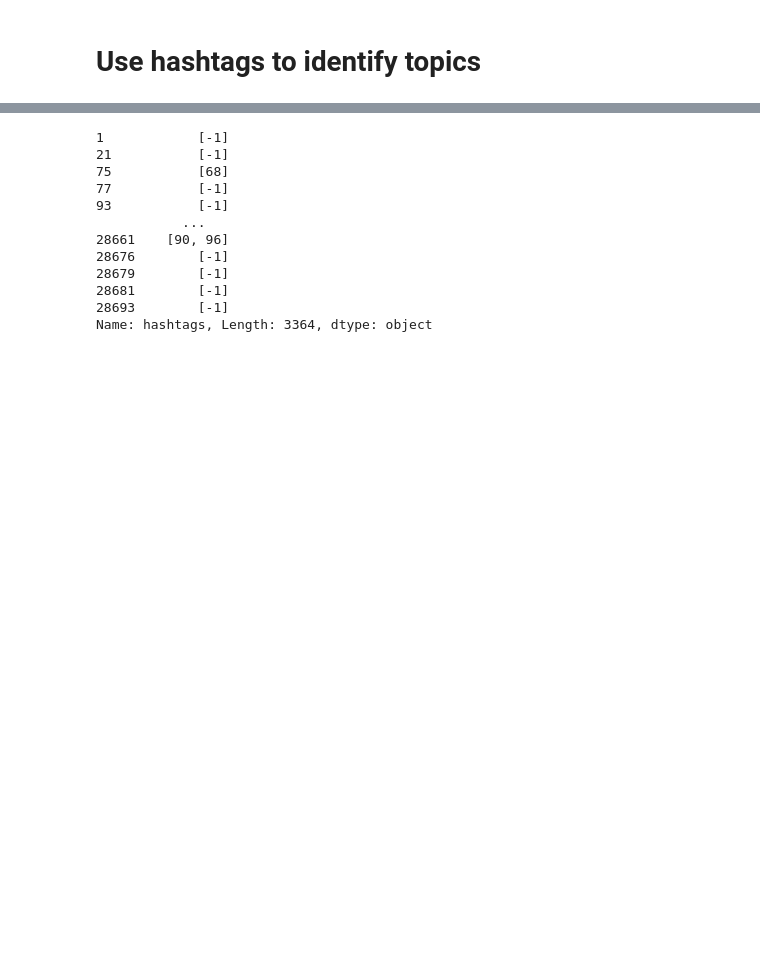
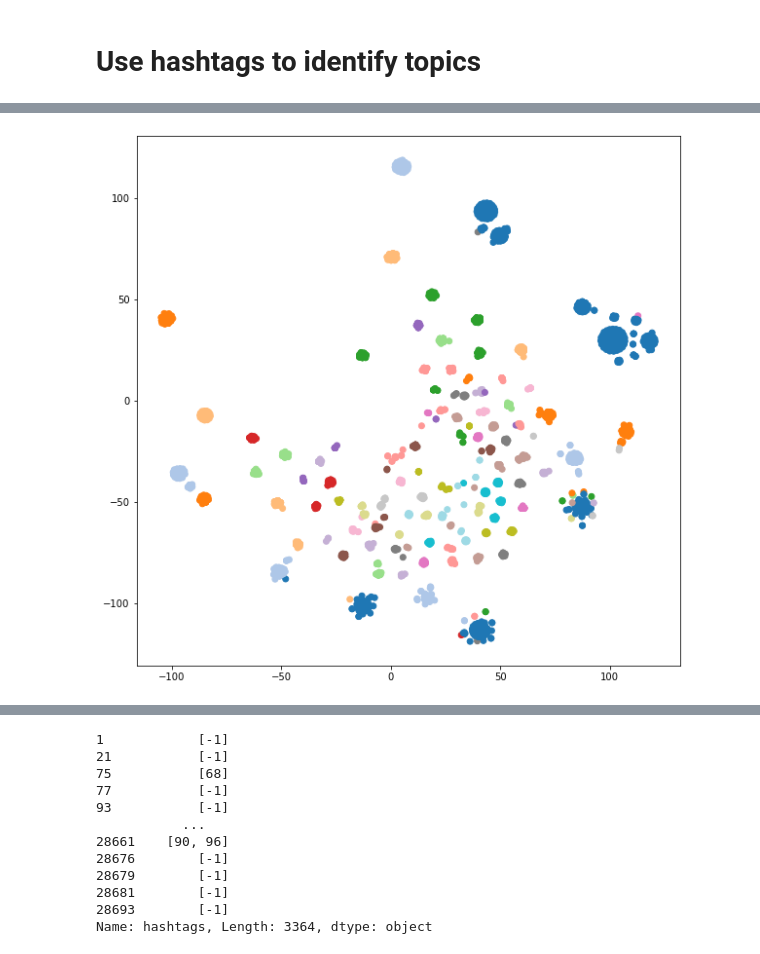
Before and after one commit to cosmohawk/summer_project_2020, a Jupyter notebook: notebooks/id_topics_from_journo_tweets.ipynb, the cells around one changed output, grey strips where cells are left out. Cells and saved outputs as stored; diff of their text form; code cells hidden in the pictures; blank space fills up the shorter version.

```diff
--- a/notebooks/id_topics_from_journo_tweets.ipynb
+++ b/notebooks/id_topics_from_journo_tweets.ipynb
@@ -167,0 +198,6 @@ list(zip(hashtag_dimred.max(axis=1), hashtag_dimred.idxmax(axis=1)))
+# %%
+fig = plt.figure()
+plt.scatter(viz['tsne_x'], viz['tsne_y'], c=viz['labels'].astype(float), cmap='tab20')
+fig.set_size_inches(10,10)
+# %% [output]
+[figure, added]
```
Also changed, not shown: parts of 26 cells of this notebook.
